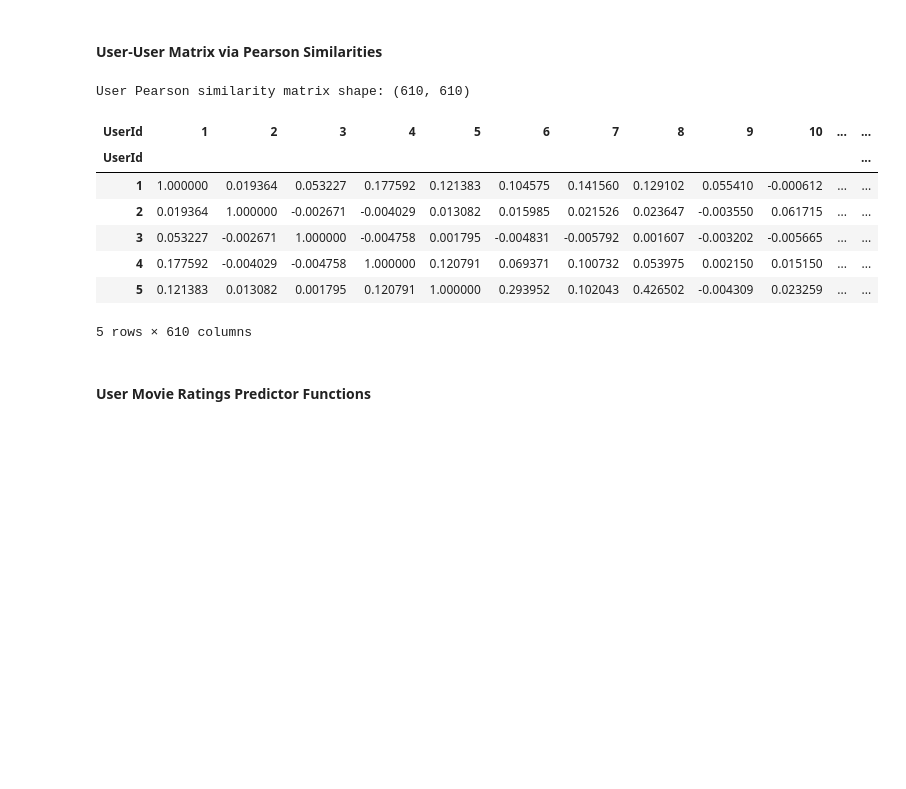
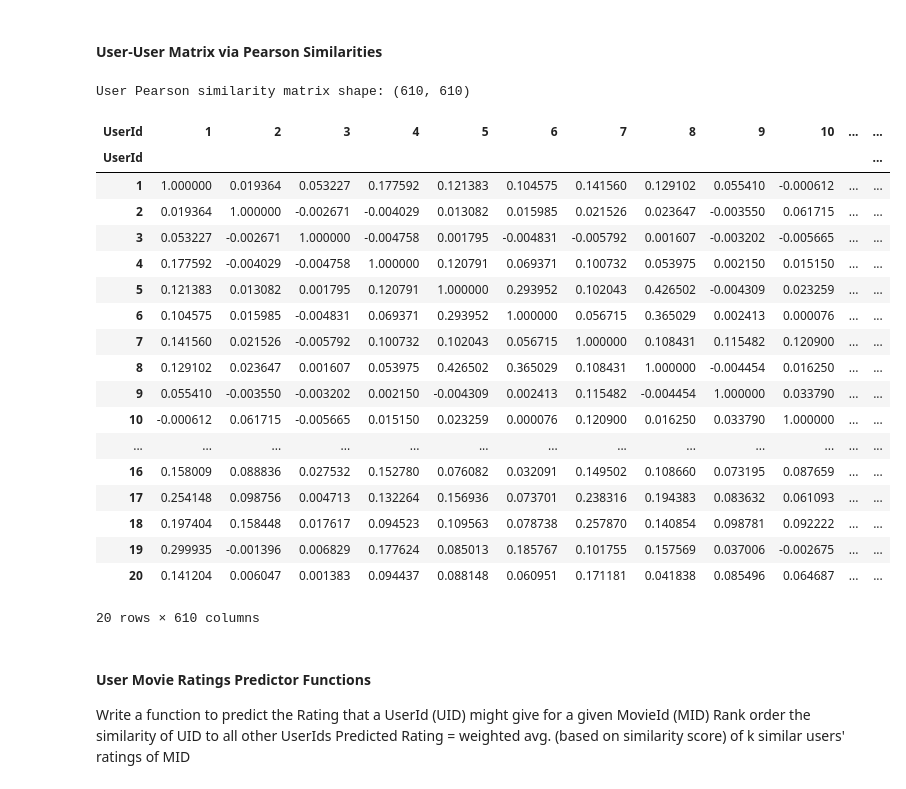
Before and after one commit to juanbucz/FullStackAcademyAICourse, a Jupyter notebook: Incremental Capstones/Capstone 8/Incremental Capstone 8 - Movies - Recommendation Systems.ipynb, the cells around one changed output. Saved outputs shown, nothing was run; the diff lists cells and outputs as text; code cells hidden in the pictures; blank space fills up the shorter version.

```diff
--- a/Incremental Capstones/Capstone 8/Incremental Capstone 8 - Movies - Recommendation Systems.ipynb
+++ b/Incremental Capstones/Capstone 8/Incremental Capstone 8 - Movies - Recommendation Systems.ipynb
@@ -980,21 +996,35 @@ User Cosine similarity matrix shape: (610, 610)
 # %%
 # Pearson Similarity — keep NaN, let .corr() handle it
 df_UserPearsonSimilarity = df_UserItemMatrix.T.corr(method='pearson')
 
 print('User Pearson similarity matrix shape:', df_UserPearsonSimilarity.shape)
-df_UserPearsonSimilarity.head()
+df_UserPearsonSimilarity.head(20)
 # %% [output]
 User Pearson similarity matrix shape: (610, 610)
 | UserId | 1 | 2 | 3 | 4 | 5 | 6 | 7 | 8 | 9 | 10 | ... | ... |
 | UserId |  |  |  |  |  |  |  |  |  |  |  | ... |
 | 1 | 1.000000 | 0.019364 | 0.053227 | 0.177592 | 0.121383 | 0.104575 | 0.141560 | 0.129102 | 0.055410 | -0.000612 | ... | ... |
 | 2 | 0.019364 | 1.000000 | -0.002671 | -0.004029 | 0.013082 | 0.015985 | 0.021526 | 0.023647 | -0.003550 | 0.061715 | ... | ... |
 | 3 | 0.053227 | -0.002671 | 1.000000 | -0.004758 | 0.001795 | -0.004831 | -0.005792 | 0.001607 | -0.003202 | -0.005665 | ... | ... |
 | 4 | 0.177592 | -0.004029 | -0.004758 | 1.000000 | 0.120791 | 0.069371 | 0.100732 | 0.053975 | 0.002150 | 0.015150 | ... | ... |
 | 5 | 0.121383 | 0.013082 | 0.001795 | 0.120791 | 1.000000 | 0.293952 | 0.102043 | 0.426502 | -0.004309 | 0.023259 | ... | ... |
+| 6 | 0.104575 | 0.015985 | -0.004831 | 0.069371 | 0.293952 | 1.000000 | 0.056715 | 0.365029 | 0.002413 | 0.000076 | ... | ... |
+| 7 | 0.141560 | 0.021526 | -0.005792 | 0.100732 | 0.102043 | 0.056715 | 1.000000 | 0.108431 | 0.115482 | 0.120900 | ... | ... |
+| 8 | 0.129102 | 0.023647 | 0.001607 | 0.053975 | 0.426502 | 0.365029 | 0.108431 | 1.000000 | -0.004454 | 0.016250 | ... | ... |
+| 9 | 0.055410 | -0.003550 | -0.003202 | 0.002150 | -0.004309 | 0.002413 | 0.115482 | -0.004454 | 1.000000 | 0.033790 | ... | ... |
+| 10 | -0.000612 | 0.061715 | -0.005665 | 0.015150 | 0.023259 | 0.000076 | 0.120900 | 0.016250 | 0.033790 | 1.000000 | ... | ... |
+| ... | ... | ... | ... | ... | ... | ... | ... | ... | ... | ... | ... | ... |
+| 16 | 0.158009 | 0.088836 | 0.027532 | 0.152780 | 0.076082 | 0.032091 | 0.149502 | 0.108660 | 0.073195 | 0.087659 | ... | ... |
+| 17 | 0.254148 | 0.098756 | 0.004713 | 0.132264 | 0.156936 | 0.073701 | 0.238316 | 0.194383 | 0.083632 | 0.061093 | ... | ... |
+| 18 | 0.197404 | 0.158448 | 0.017617 | 0.094523 | 0.109563 | 0.078738 | 0.257870 | 0.140854 | 0.098781 | 0.092222 | ... | ... |
+| 19 | 0.299935 | -0.001396 | 0.006829 | 0.177624 | 0.085013 | 0.185767 | 0.101755 | 0.157569 | 0.037006 | -0.002675 | ... | ... |
+| 20 | 0.141204 | 0.006047 | 0.001383 | 0.094437 | 0.088148 | 0.060951 | 0.171181 | 0.041838 | 0.085496 | 0.064687 | ... | ... |
-5 rows × 610 columns
+20 rows × 610 columns
 # %% [markdown]
 #### **User Movie Ratings Predictor Functions** ####
+Write a function to predict the Rating that a UserId (UID) might give for a given MovieId (MID)</br>
+Rank order the similarity of UID to all other UserIds </br>
+Predicted Rating = weighted avg. (based on similarity score) of k similar users' ratings of MID</br>
 # %%
 # User Movie Ratings Predictor
 
```
Also changed, not shown: parts of 22 cells of this notebook.
